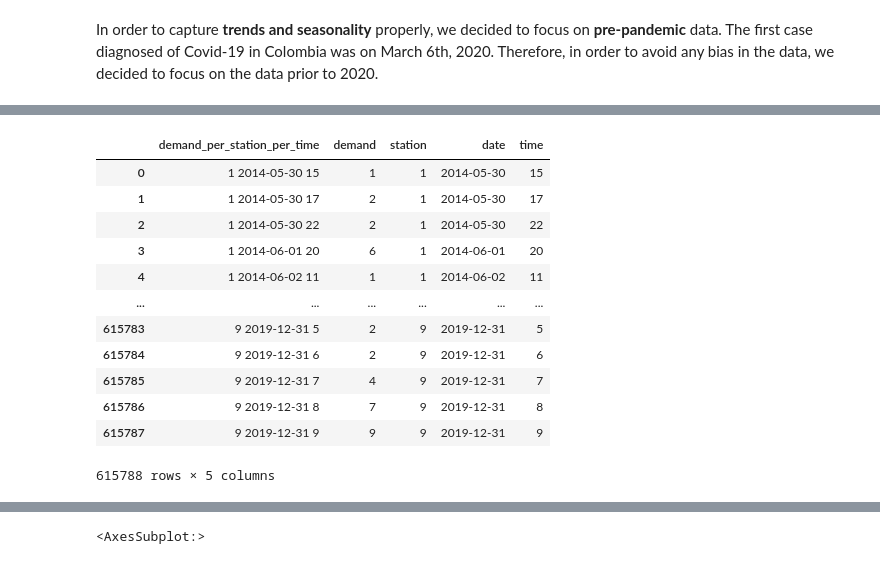
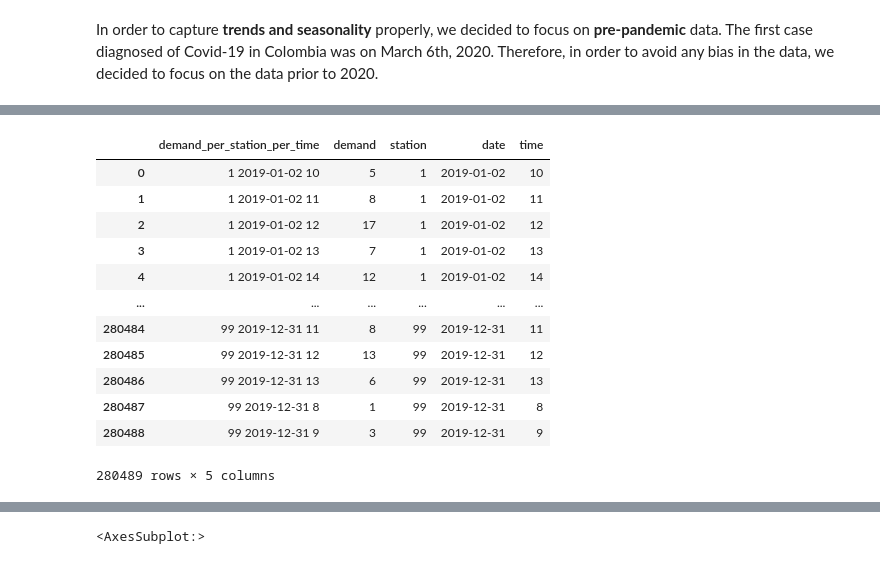
Before and after one commit to McNickSisto/world_data_league, a Jupyter notebook: stage_3/sisto_time_series.ipynb, the cells around one changed output, grey strips where cells are left out. Cells and saved outputs as stored; diff of their text form; code cells hidden in the pictures.

```diff
--- a/stage_3/sisto_time_series.ipynb
+++ b/stage_3/sisto_time_series.ipynb
@@ -276,5 +445,5 @@ demand_per_station.sort_values(by = 'demand', ascending=False)
 # %%
-bikes_pre['demand_per_station_per_time'] = bikes_pre['Posicion_Origen'].astype('string') + " " + bikes_pre['loan_date_hour']
+bikes_2019['demand_per_station_per_time'] = bikes_2019['Id_Aparcamiento_Origen'].astype('string') + " " + bikes_2019['loan_date_hour']
 # %% [output]
 A value is trying to be set on a copy of a slice from a DataFrame.
 Try using .loc[row_indexer,col_indexer] = value instead
@@ -283,0 +453,2 @@ See the caveats in the documentation: https://pandas.pydata.org/pandas-docs/stab
+# %%
+bikes_2019['supply_per_station_per_time'] = bikes_2019['Id_Aparcamiento_Destino'].astype('string') + " " + bikes_2019['deposit_date_hour']
@@ -300,5 +479,5 @@ bikes_pre
 # %%
-demand_per_station_per_time = bikes_pre[['demand']].groupby(bikes_pre['demand_per_station_per_time']).sum()
+demand_per_station_per_time = bikes_2019[['demand']].groupby(bikes_2019['demand_per_station_per_time']).sum()
 # %%
 demand_per_station_per_time.reset_index(inplace=True)
 # %%
@@ -320,2 +519,2 @@ demand_per_station_per_time
 # %%
-demand_per_station_per_time[['station','date','time']] = demand_per_station_per_time.demand_per_station_per_time.str.split(" ",expand=True,)
+demand_per_station_per_time[['station','date','time']] = demand_per_station_per_time.demand_per_station_per_time.str.split(" ",expand=True)
@@ -359,17 +596,17 @@ demand_per_station_per_time.sort_values(by = 'demand', ascending =False).head(10
 # %%
-df = demand_per_station_per_time.copy()
-df
+df1 = demand_per_station_per_time.copy()
+df1
 # %% [output]
 |  | demand_per_station_per_time | demand | station | date | time |
-| 0 | 1 2014-05-30 15 | 1 | 1 | 2014-05-30 | 15 |
-| 1 | 1 2014-05-30 17 | 2 | 1 | 2014-05-30 | 17 |
-| 2 | 1 2014-05-30 22 | 2 | 1 | 2014-05-30 | 22 |
-| 3 | 1 2014-06-01 20 | 6 | 1 | 2014-06-01 | 20 |
-| 4 | 1 2014-06-02 11 | 1 | 1 | 2014-06-02 | 11 |
+| 0 | 1 2019-01-02 10 | 5 | 1 | 2019-01-02 | 10 |
+| 1 | 1 2019-01-02 11 | 8 | 1 | 2019-01-02 | 11 |
+| 2 | 1 2019-01-02 12 | 17 | 1 | 2019-01-02 | 12 |
+| 3 | 1 2019-01-02 13 | 7 | 1 | 2019-01-02 | 13 |
+| 4 | 1 2019-01-02 14 | 12 | 1 | 2019-01-02 | 14 |
 | ... | ... | ... | ... | ... | ... |
-| 615783 | 9 2019-12-31 5 | 2 | 9 | 2019-12-31 | 5 |
-| 615784 | 9 2019-12-31 6 | 2 | 9 | 2019-12-31 | 6 |
-| 615785 | 9 2019-12-31 7 | 4 | 9 | 2019-12-31 | 7 |
-| 615786 | 9 2019-12-31 8 | 7 | 9 | 2019-12-31 | 8 |
-| 615787 | 9 2019-12-31 9 | 9 | 9 | 2019-12-31 | 9 |
+| 280484 | 99 2019-12-31 11 | 8 | 99 | 2019-12-31 | 11 |
+| 280485 | 99 2019-12-31 12 | 13 | 99 | 2019-12-31 | 12 |
+| 280486 | 99 2019-12-31 13 | 6 | 99 | 2019-12-31 | 13 |
+| 280487 | 99 2019-12-31 8 | 1 | 99 | 2019-12-31 | 8 |
+| 280488 | 99 2019-12-31 9 | 3 | 99 | 2019-12-31 | 9 |
-615788 rows × 5 columns
+280489 rows × 5 columns
```
Also changed, not shown: parts of 90 cells of this notebook.
